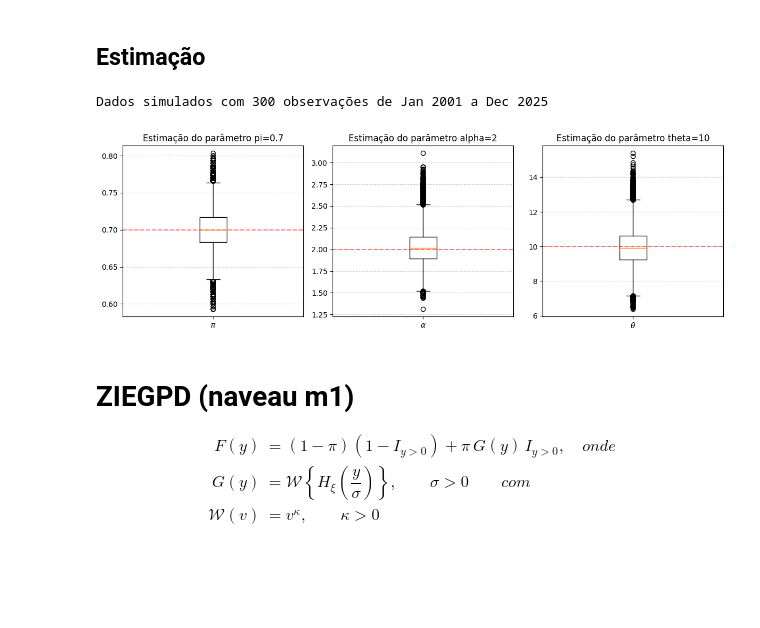
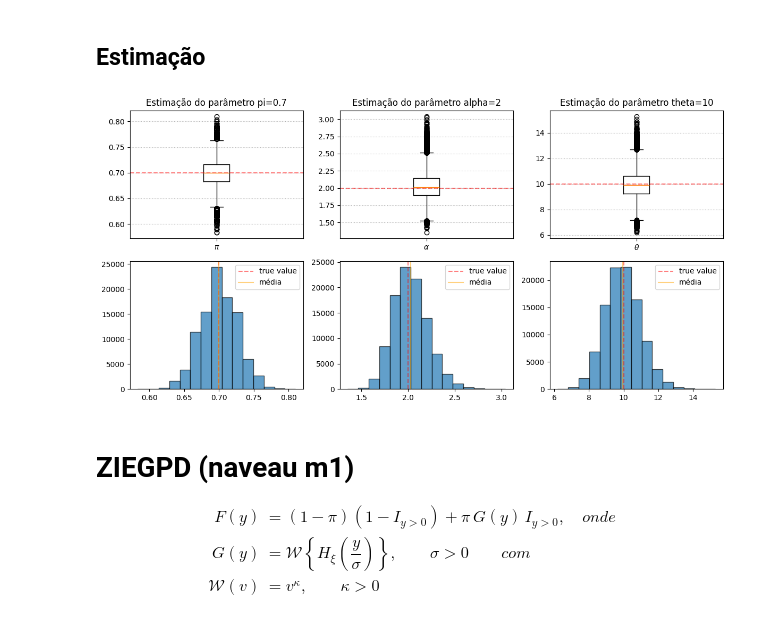
Before and after one commit to asdmalizia/masters, a Jupyter notebook: Estudo orientado/7. Estimação modelos mistos.ipynb, the cells around one changed output. Drawn from its saved outputs; the diff is of its cells as text; code cells hidden in the pictures; blank space fills up the shorter version.

```diff
--- a/Estudo orientado/7. Estimação modelos mistos.ipynb
+++ b/Estudo orientado/7. Estimação modelos mistos.ipynb
@@ -86,29 +88,32 @@ plt.show()
 # %%
 # estimação
 estimates = np.zeros((n_sim,3))
-for i in tqdm(range(1)):
+for i in tqdm(range(n_sim)):
     y = simulated_points[i,:]
     pi_hat = np.mean(y>0) # n_pos/T
     alpha_hat, loc_hat, theta_hat = gamma.fit(y[y>0], floc=0)
     estimates[i,:] = [pi_hat, alpha_hat, theta_hat]
-# %% [output]
-Dados simulados com 300 observações de Jan 2001 a Dec 2025
 # %%
 # plot das estimações
-fig, ax = plt.subplots(1,3,figsize=(12,4))
+fig, ax = plt.subplots(2,3,figsize=(12,6))
 
 params = [f'pi={pi}',f'alpha={alpha}',f'theta={theta}']
 for i in range(3):
-    ax[i].boxplot(estimates[:,i])
-    ax[i].set_title(f'Estimação do parâmetro {params[i]}')
-    ax[i].grid(axis='y', linestyle=':')
-    ax[i].set_xticklabels([r'$\{}$'.format(params[i].split('=')[0])])
-    ax[i].axhline([pi, alpha, theta][i], color='red', linestyle='--', alpha=0.5)
+    ax[0][i].boxplot(estimates[:,i])
+    ax[0][i].set_title(f'Estimação do parâmetro {params[i]}')
+    ax[0][i].grid(axis='y', linestyle=':')
+    ax[0][i].set_xticklabels([r'$\{}$'.format(params[i].split('=')[0])])
+    ax[0][i].axhline([pi, alpha, theta][i], color='red', linestyle='--', alpha=0.5)
+
+    ax[1][i].hist(estimates[:,i], bins=15, density=False, alpha=0.7, edgecolor='black')
+    ax[1][i].axvline([pi, alpha, theta][i], color='red', linestyle='--', alpha=0.5, label='true value')
+    ax[1][i].axvline(np.mean(estimates[:,i]), color='orange', linestyle='-', alpha=0.5, label='média')
+    ax[1][i].legend()
 
 fig.tight_layout()
 plt.show()
 # %% [output]
-[figure, old version]
+[figure, new version]
 # %% [markdown]
 # ZIEGPD (naveau m1)
 
```
Also changed, not shown: parts of 3 cells of this notebook, 4 other files.
